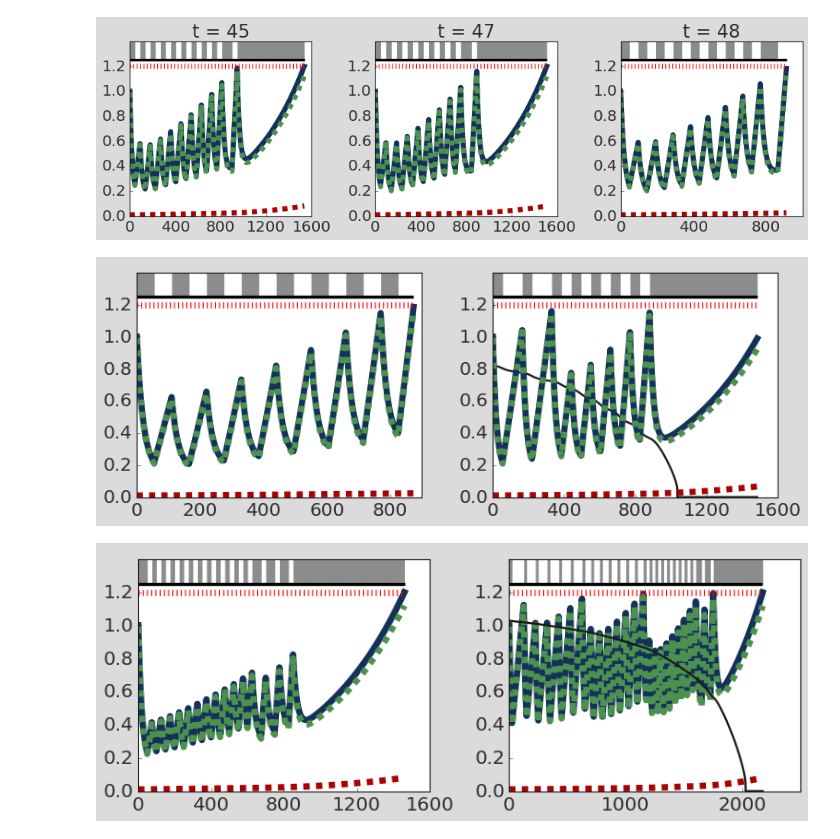
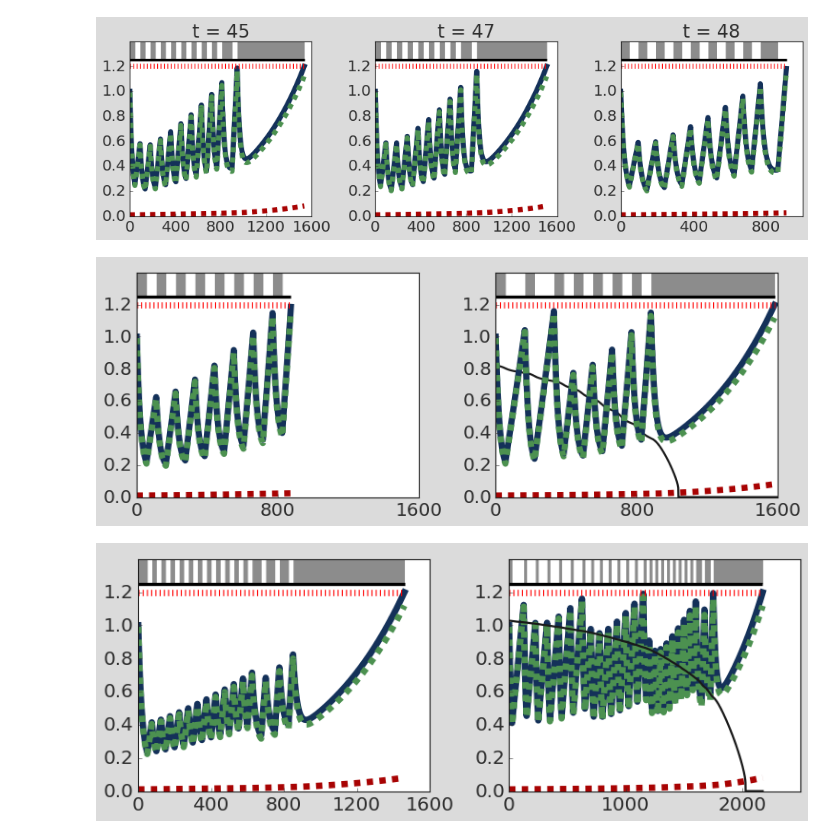
Before and after one commit to KCGallagher/AT_Model_Comparison, a Jupyter notebook: stem_cell_model/critical_threshold.ipynb, the cells around one changed output. Cells and saved outputs as stored; diff of their text form; code cells hidden in the pictures.

```diff
--- a/stem_cell_model/critical_threshold.ipynb
+++ b/stem_cell_model/critical_threshold.ipynb
@@ -679,43 +679,44 @@ def variable_threshold(df_row, refSize, t):
         return 1
     return df_row.TumourSize > threshold
 # %%
-fig, axs = plt.subplots(1, 2,figsize=(10,4))
+fig, axs = plt.subplots(1, 2,figsize=(10,4), sharex=True)
 
 # Simulate model with fixed threshold
 stemParamDic['N0'] = stemParamDic['S0'] + stemParamDic['R0']
 model = StemCellModel(method='Radau', dt = 1)
 model.SetParams(**stemParamDic)
-model.Simulate_AT(atThreshold=0.4, atMethod='Threshold', t_end=1500,
+model.Simulate_AT(atThreshold=0.4, atMethod='Threshold', t_end=2000,
                     intervalLength=tau, refSize = stemParamDic['N0'])
 model.Trim(dt=1)
 model.resultsDf[['TumourSize', 'S', 'R']] /= (stemParamDic['S0'] + stemParamDic['R0'])
 model.resultsDf = model.resultsDf[model.resultsDf.TumourSize < 1.2]
 
 PlotSimulation(model.resultsDf, ax=axs[0], legend=False, colors = palette, linewidth = 6)
 
 # Simulate model with time varying threshold
 stemParamDic['N0'] = stemParamDic['S0'] + stemParamDic['R0']
 model = StemCellModel(method='Radau', dt = 1)
 model.SetParams(**stemParamDic)
-model.Simulate_AT(atThreshold=0.4, atMethod='Custom', atFunc=variable_threshold, t_end=1500,
+model.Simulate_AT(atThreshold=0.4, atMethod='Custom', atFunc=variable_threshold, t_end=2000,
                     intervalLength=tau, refSize = stemParamDic['N0'])
 model.Trim(dt=1)
 
 # Plot the variable threshold over time
 threshold_vals = [compute_threshold(tau=tau, t=t, R_t=R_t, params=stemParamDic) / stemParamDic['N0']
                   for t, R_t in zip(model.resultsDf.Time.values, model.resultsDf.R.values)]
 axs[1].plot(model.resultsDf.Time, threshold_vals, color='k', linewidth=2)
 
 model.resultsDf[['TumourSize', 'S', 'R']] /= (stemParamDic['S0'] + stemParamDic['R0'])
 model.resultsDf = model.resultsDf[model.resultsDf.TumourSize < 1.2]
 
 PlotSimulation(model.resultsDf, ax=axs[1], legend=False, colors = palette, linewidth = 6)
 
 
 
 axs[0].set_xticks(axs[0].get_xticks()[::2]); axs[1].set_xticks(axs[1].get_xticks()[::2]);
+plt.savefig("../figures/stem_cell_model_progression_example3"); plt.show()
 # %% [output]
-[figure, old version]
+[figure, new version]
 # %%
 tau = 25
 def variable_threshold(df_row, refSize, t):
```
Also changed, not shown: parts of 2 cells of this notebook, 3 other files.
